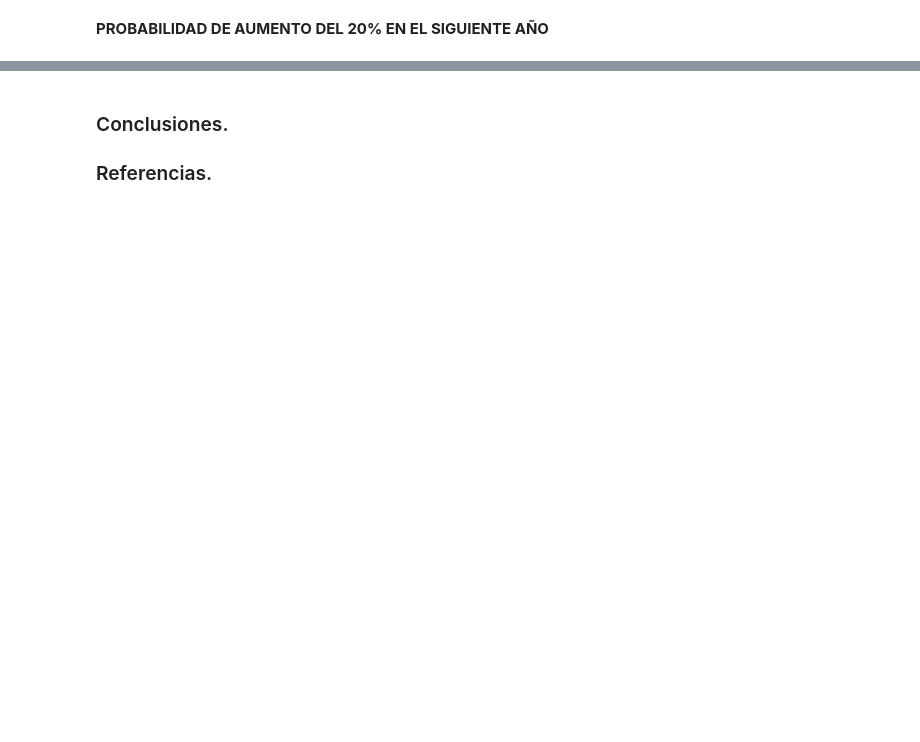
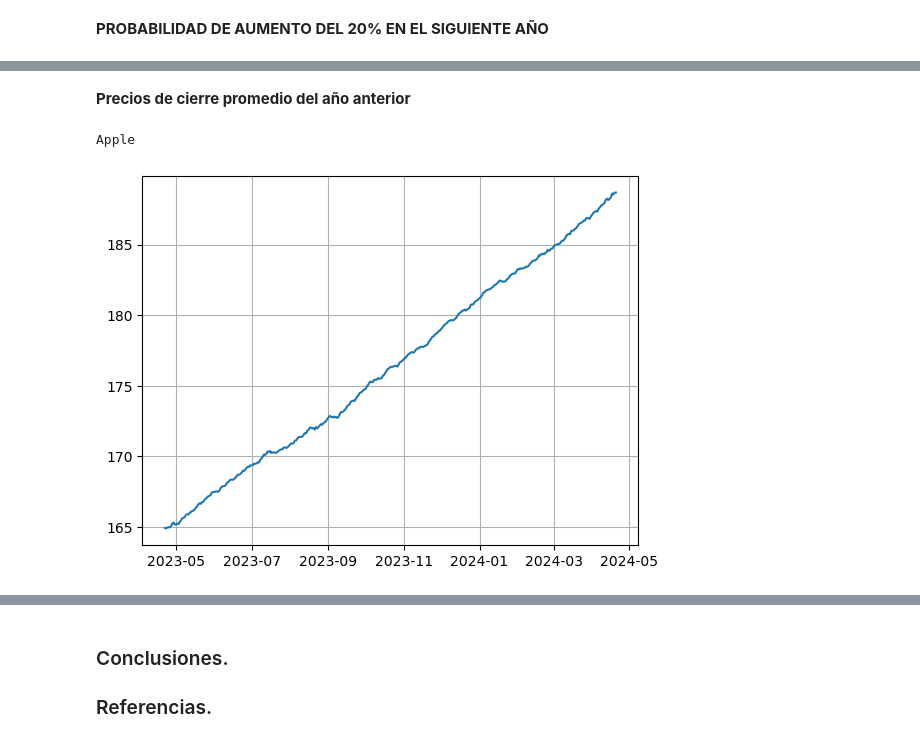
Before and after one commit to NancyWoolrich/Proyecto2-Simulacion, a Jupyter notebook: ProyectoModulo2_RodriguezL_ValenzuelaM_WoolrichN (1).ipynb, the cells around one changed output, grey strips where cells are left out. Drawn from its saved outputs; the diff is of its cells as text; code cells hidden in the pictures; blank space fills up the shorter version.

```diff
--- a/ProyectoModulo2_RodriguezL_ValenzuelaM_WoolrichN (1).ipynb
+++ b/ProyectoModulo2_RodriguezL_ValenzuelaM_WoolrichN (1).ipynb
@@ -498,0 +408,11 @@ Ertex Pharmaceutics
+# %% [markdown]
+**Precios de cierre promedio del año anterior**
+# %%
+print("Apple")
+precios_cierre_aapl=sim_R_aapl23.cumprod()*165.0
+mean_aapl = precios_cierre_aapl.mean(axis=1)
+plt.plot(mean_aapl)
+plt.grid()
+# %% [output]
+Apple
+[figure, added]
```
Also changed, not shown: parts of 48 cells of this notebook.
